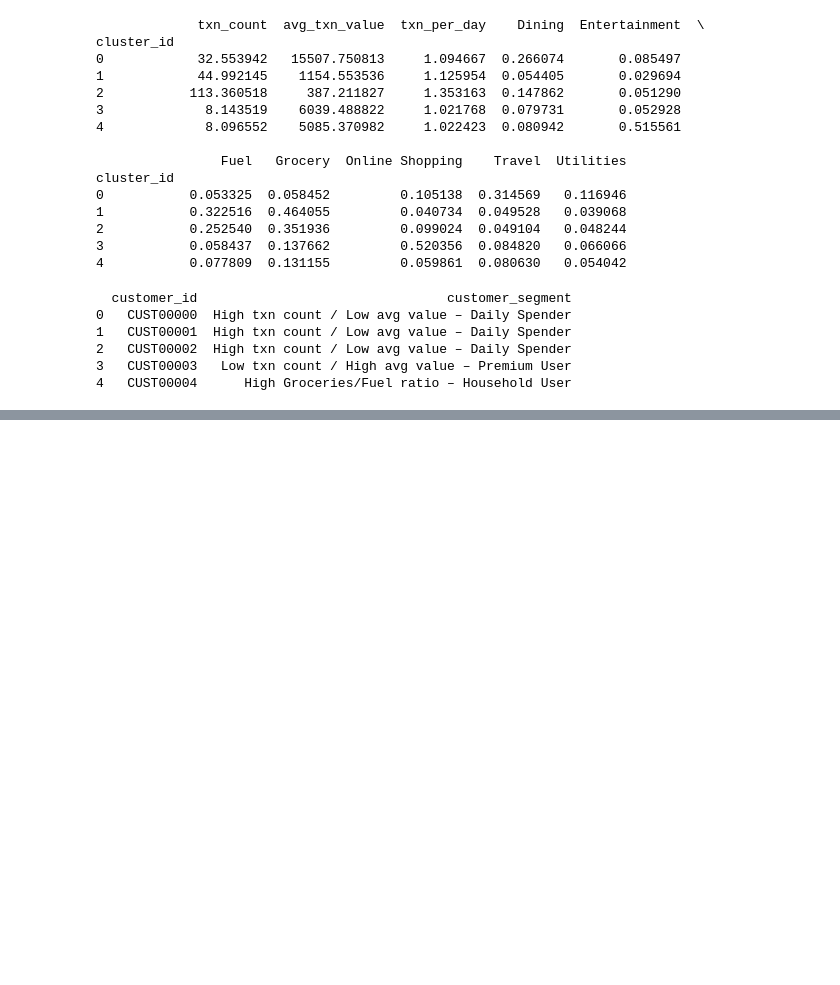
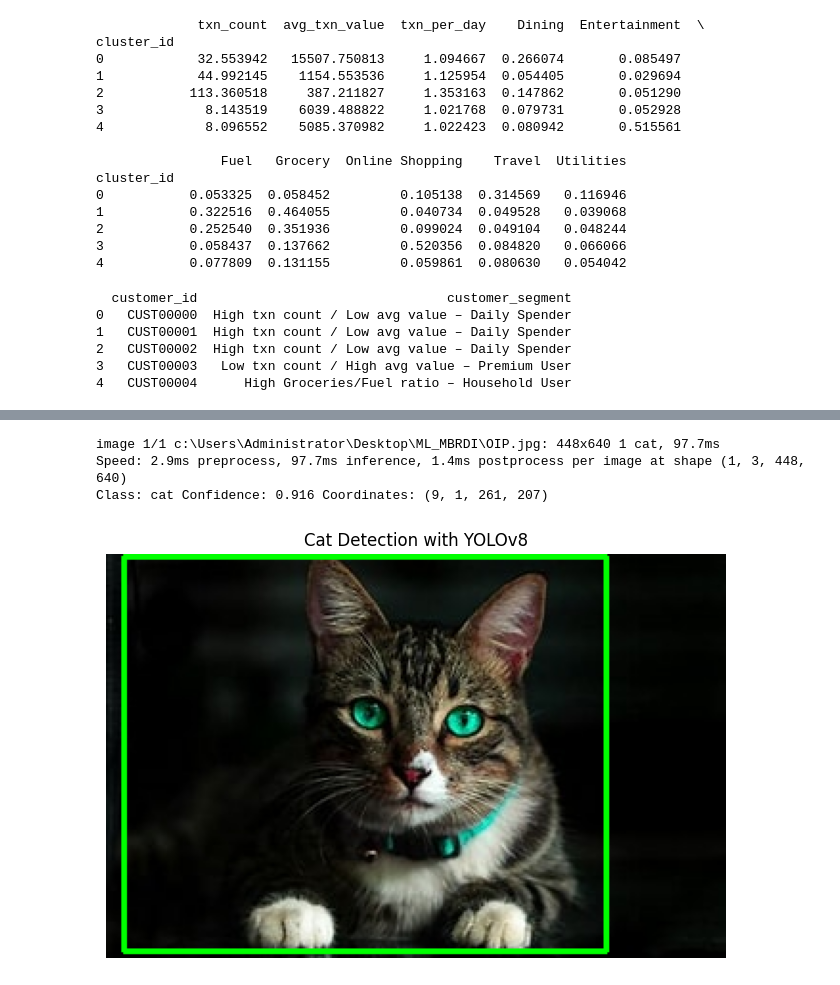
Before and after one commit to amannmishraa/ML_Workspace_MBRDI, a Jupyter notebook: kmeans_02.ipynb, the cells around one changed output, grey strips where cells are left out. Cells and saved outputs as stored; diff of their text form; code cells hidden in the pictures; blank space fills up the shorter version.

Commit message:
yolo

```diff
--- a/kmeans_02.ipynb
+++ b/kmeans_02.ipynb
@@ -158,0 +225,73 @@ final_output.to_csv("customer_segments.csv", index=False)
+# %%
+from ultralytics import YOLO
+import cv2
+import matplotlib.pyplot as plt
+
+# Load YOLOv8 model
+model = YOLO("yolov8n.pt")
+
+# Image path
+image_path = "OIP.jpg"
+
+# Read image using OpenCV
+image = cv2.imread(image_path)
+
+if image is None:
+    raise FileNotFoundError("Image not found. Check the image path.")
+
+# Run YOLO detection
+results = model(image_path)
+
+# Class names
+names = results[0].names
+
+# Draw bounding boxes
+for r in results:
+    for box in r.boxes:
+        cls_id = int(box.cls)
+        conf = float(box.conf)
+        label = names[cls_id]
+
+        # Bounding box coordinates
+        x1, y1, x2, y2 = map(int, box.xyxy[0])
+
+        print(
+            "Class:", label,
+            "Confidence:", round(conf, 3),
+            "Coordinates:", (x1, y1, x2, y2)
+        )
+
+        # Draw rectangle
+        cv2.rectangle(
+            image,
+            (x1, y1),
+            (x2, y2),
+            (0, 255, 0),
+            2
+        )
+
+        # Draw label
+        cv2.putText(
+            image,
+            f"{label} {conf:.2f}",
+            (x1, y1 - 10),
+            cv2.FONT_HERSHEY_SIMPLEX,
+            0.7,
+            (0, 255, 0),
+            2
+        )
+
+# Convert BGR to RGB for matplotlib
+image_rgb = cv2.cvtColor(image, cv2.COLOR_BGR2RGB)
+
+# Display image in Jupyter
+plt.figure(figsize=(8, 6))
+plt.imshow(image_rgb)
+plt.axis("off")
+plt.title("Cat Detection with YOLOv8")
+plt.show()
+# %% [output]
+image 1/1 c:\Users\Administrator\Desktop\ML_MBRDI\OIP.jpg: 448x640 1 cat, 97.7ms
+Speed: 2.9ms preprocess, 97.7ms inference, 1.4ms postprocess per image at shape (1, 3, 448, 640)
+Class: cat Confidence: 0.916 Coordinates: (9, 1, 261, 207)
+[figure, added]
```
Also changed, not shown: parts of 4 cells of this notebook, 4 other files.
